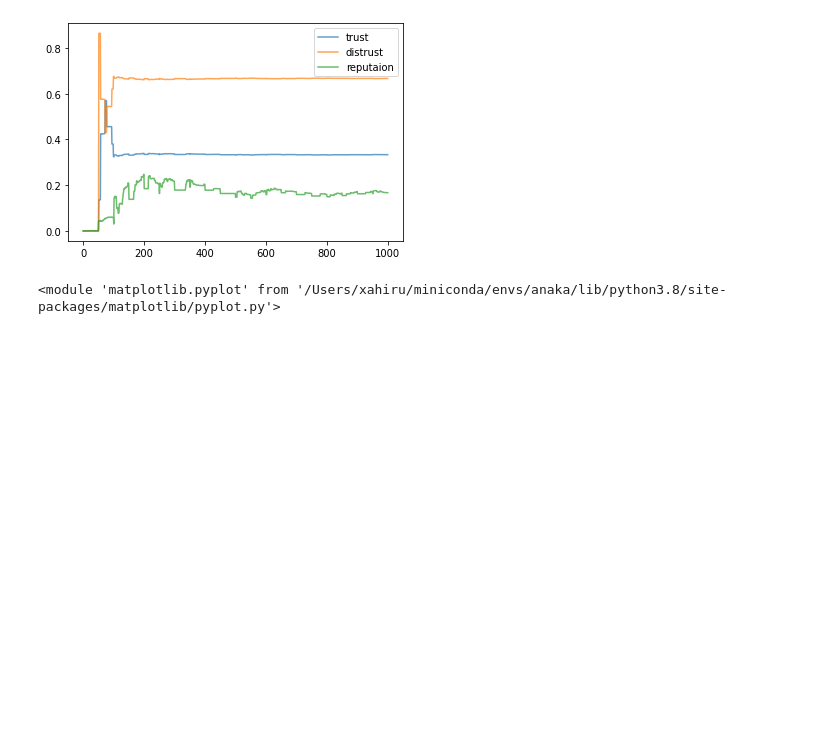
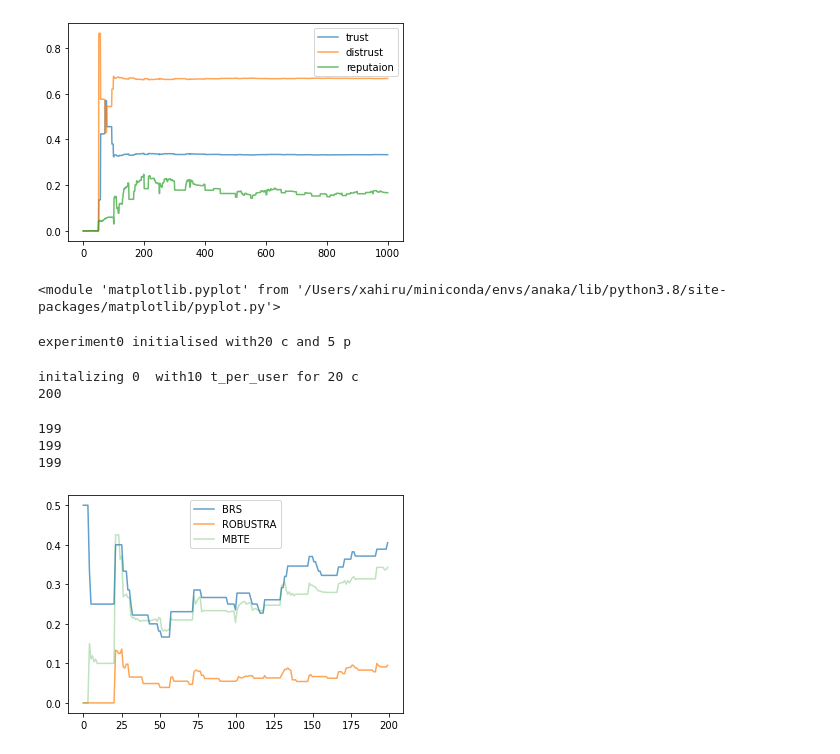
Before and after one commit to xahiru/robustra, a Jupyter notebook: agentbasedexp_cleansim2.ipynb, the cells around one changed output. Saved outputs shown, nothing was run; the diff lists cells and outputs as text; code cells hidden in the pictures; blank space fills up the shorter version.

Commit message:
all experiments done

```diff
--- a/agentbasedexp_cleansim2.ipynb
+++ b/agentbasedexp_cleansim2.ipynb
@@ -1182,3 +1203,27 @@ exp4.plot_trust(101,204, dlen=1000, start=0)
 # %% [output]
 [figure]
 <module 'matplotlib.pyplot' from '/Users/xahiru/miniconda/envs/anaka/lib/python3.8/site-packages/matplotlib/pyplot.py'>
+# %%
+scenario = 0
+n_consumers = 20
+n_producers = 5
+n_transactions = 100
+seed = 100
+
+%matplotlib inline
+
+exp5 = Experiment(scenario, n_consumers, n_producers, n_transactions,seed)
+# %% [output]
+experiment0 initialised with20 c and 5 p
+# %%
+exp5.i_transactions([(101,204)], [(101,204)], True, t_per_user=10)
+# %% [output]
+initalizing 0  with10 t_per_user for 20 c
+200
+# %%
+exp5.plot(102,204)
+# %% [output]
+199
+199
+199
+[figure, added]
```
Also changed, not shown: parts of 5 cells of this notebook.
